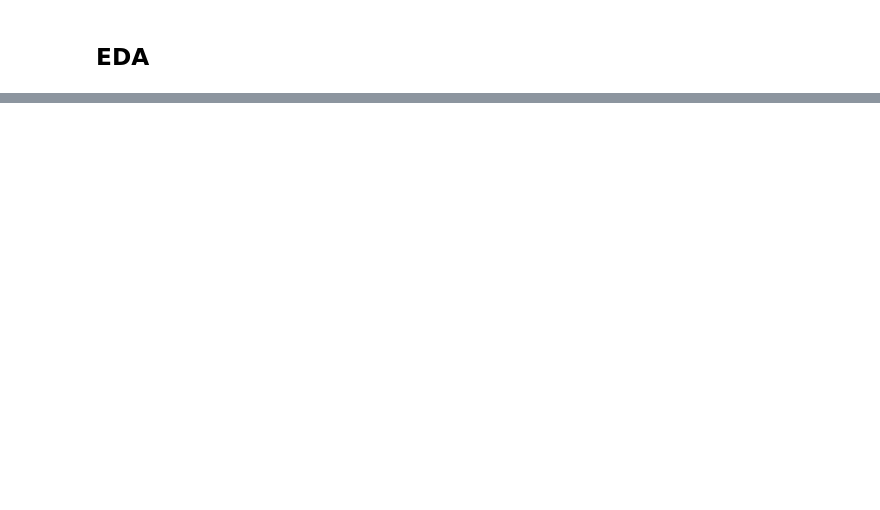
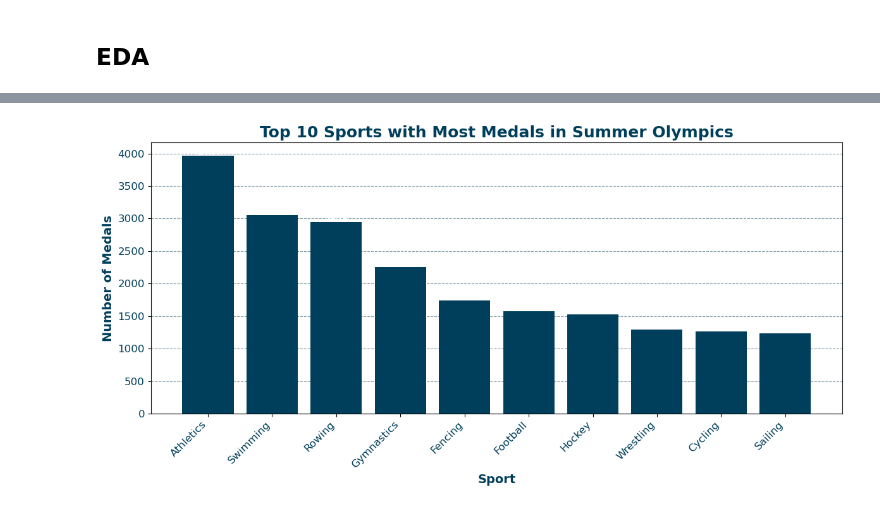
Before and after one commit to nastoo/tp-methodes-pour-analytique, a Jupyter notebook: Projet_GG.ipynb, the cells around one changed output, grey strips where cells are left out. Drawn from its saved outputs; the diff is of its cells as text; code cells hidden in the pictures; blank space fills up the shorter version.

```diff
--- a/Projet_GG.ipynb
+++ b/Projet_GG.ipynb
@@ -102,8 +70,6 @@ Dépendance aux technologies : Le projet dépend de technologies telles que l'an
 ### Chargement des différentes bases de données + étude du chargement en mémoire
 # %%
 df = pd.read_csv("data/athlete_events.csv")
-df = df[(df['Year'] > 2000) & (df['Season'] == 'Summer')]
-
 region_df = pd.read_csv("data/noc_regions.csv")
 dictionary = pd.read_csv("data/dictionary.csv")
 # %% [output]
@@ -348,0 +208,34 @@ In [18] used 6.0 MiB RAM in 0.84s (system mean cpu 4%, single max cpu 100%), pea
+# %%
+# Filtrer le DataFrame pour n'inclure que les Jeux Olympiques d'été
+summer_df = df[df['Season'] == 'Summer']
+
+# Créer une série indiquant la première apparition de chaque sport aux Jeux Olympiques
+first_appearance = summer_df.groupby('Sport')['Year'].min()
+
+# Compter le nombre de médailles remportées dans chaque sport
+medal_counts_by_sport = summer_df.groupby('Sport')['Medal'].count()
+
+# Fusionner les données de médailles et de première apparition
+sport_data = pd.DataFrame({'Medal Count': medal_counts_by_sport, 'First Appearance': first_appearance})
+
+# Trier les sports en fonction du nombre de médailles remportées
+top_10_sports = sport_data.nlargest(10, 'Medal Count')
+
+# Créer un graphique à barres pour visualiser les données
+plt.figure(figsize=(12, 6))
+bars = plt.bar(top_10_sports.index, top_10_sports['Medal Count'], color='#003f5c')
+
+# Ajouter le nombre de médailles remportées dans chaque barre
+for i, bar in enumerate(bars):
+    plt.text(i, bar.get_height() + 0.5, str(top_10_sports.loc[top_10_sports.index[i], 'Medal Count']), ha='center', color='white', fontweight='bold')
+
+plt.title('Top 10 Sports with Most Medals in Summer Olympics', fontsize=18, fontweight='bold', color='#003f5c')
+plt.xlabel('Sport', fontsize=14, fontweight='bold', color='#003f5c')
+plt.ylabel('Number of Medals', fontsize=14, fontweight='bold', color='#003f5c')
+plt.xticks(rotation=45, ha='right', fontsize=12, color='#003f5c')
+plt.yticks(fontsize=12, color='#003f5c')
+plt.grid(axis='y', linestyle='--', alpha=0.5, color='#003f5c')
+plt.tight_layout()
+plt.show()
+# %% [output]
+[figure, added]
```
Also changed, not shown: parts of 108 cells of this notebook, 1 other file.
